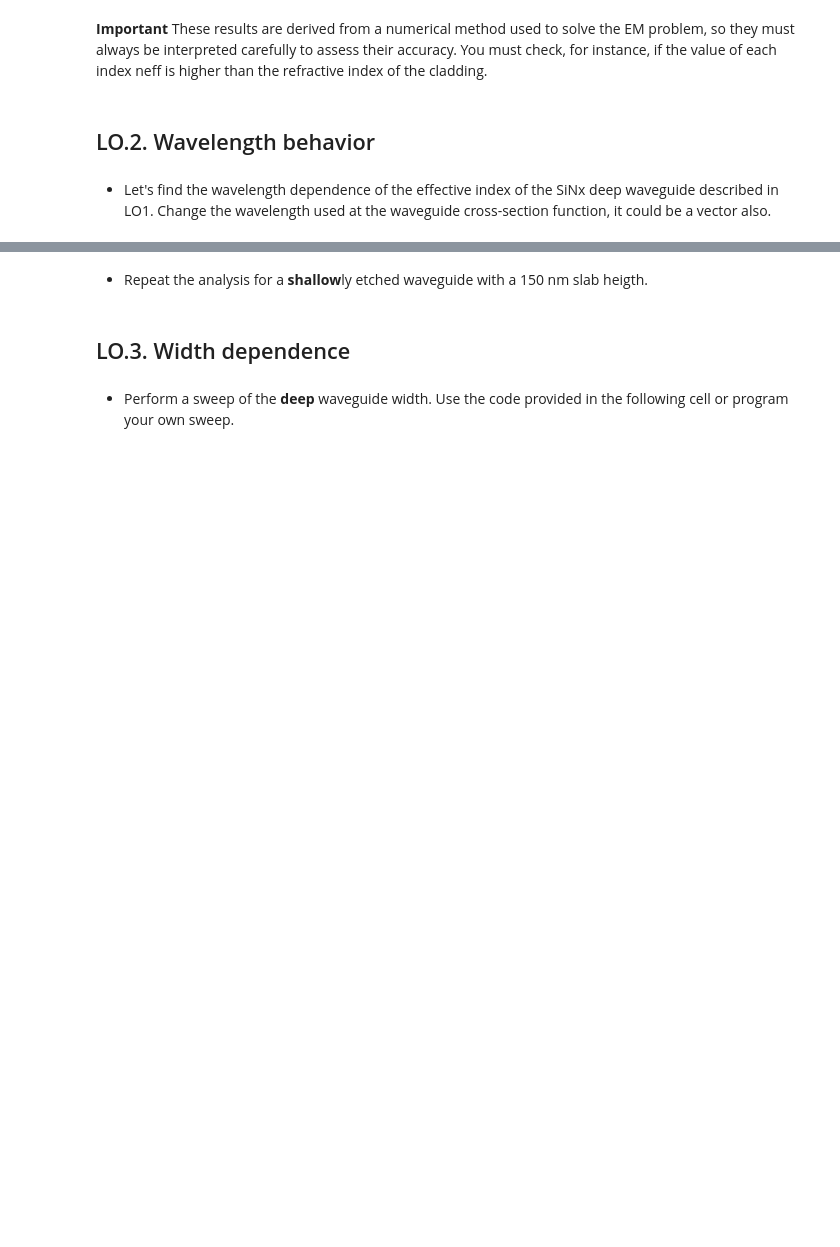
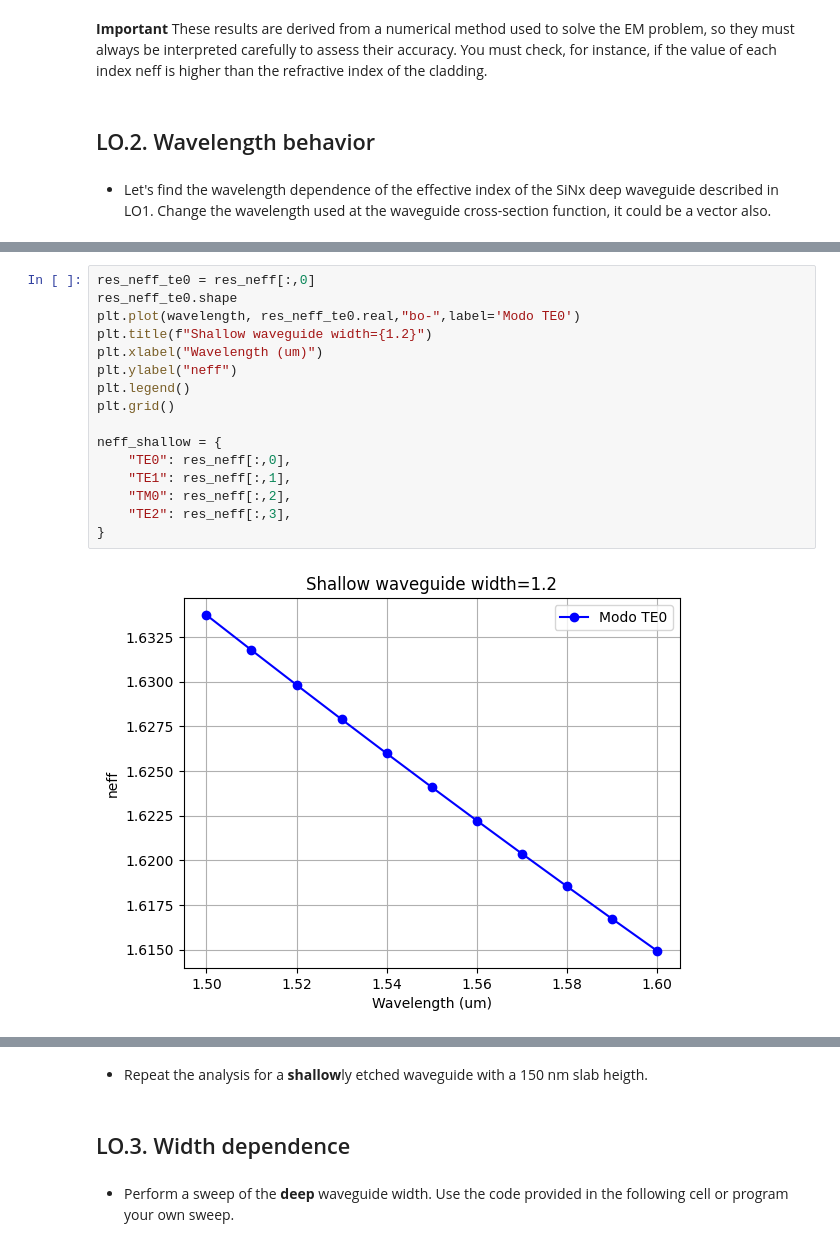
Before and after one commit to jllanoh/cifoin-lab1, a Jupyter notebook: WAVEGUIDES_Student.ipynb, the cells around one changed output, grey strips where cells are left out. Drawn from its saved outputs; the diff is of its cells as text; blank space fills up the shorter version.

```diff
--- a/WAVEGUIDES_Student.ipynb
+++ b/WAVEGUIDES_Student.ipynb
@@ -245,0 +234,18 @@ plt.tight_layout(rect=[0, 0, 0.85, 1])
+# %%
+res_neff_te0 = res_neff[:,0]
+res_neff_te0.shape
+plt.plot(wavelength, res_neff_te0.real,"bo-",label='Modo TE0')
+plt.title(f"Shallow waveguide width={1.2}")
+plt.xlabel("Wavelength (um)")
+plt.ylabel("neff")
+plt.legend()
+plt.grid()
+
+neff_shallow = {
+    "TE0": res_neff[:,0],
+    "TE1": res_neff[:,1],
+    "TM0": res_neff[:,2],
+    "TE2": res_neff[:,3],
+}
+# %% [output]
+[figure, added]
```
Also changed, not shown: parts of 16 cells of this notebook, 1 other file.
